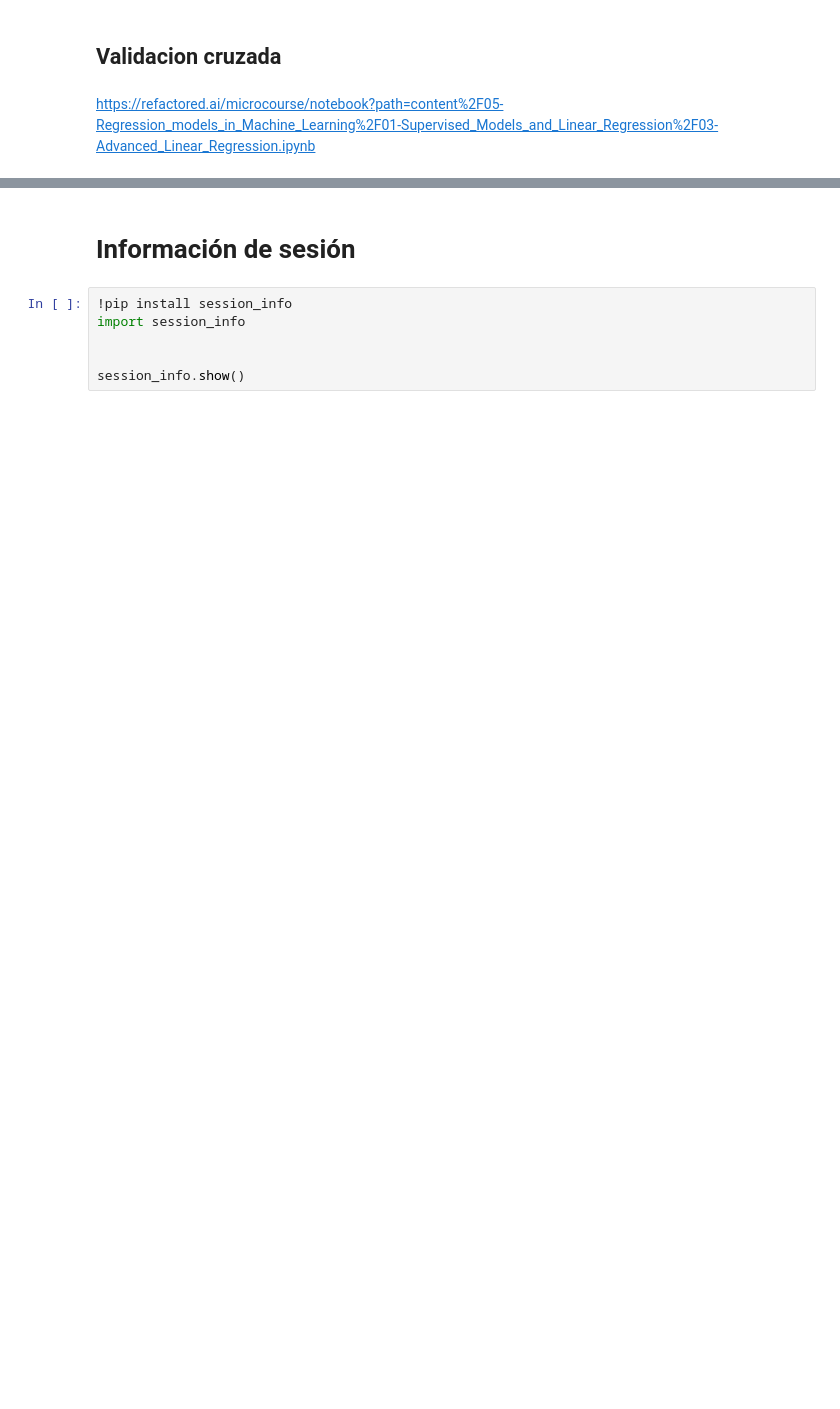
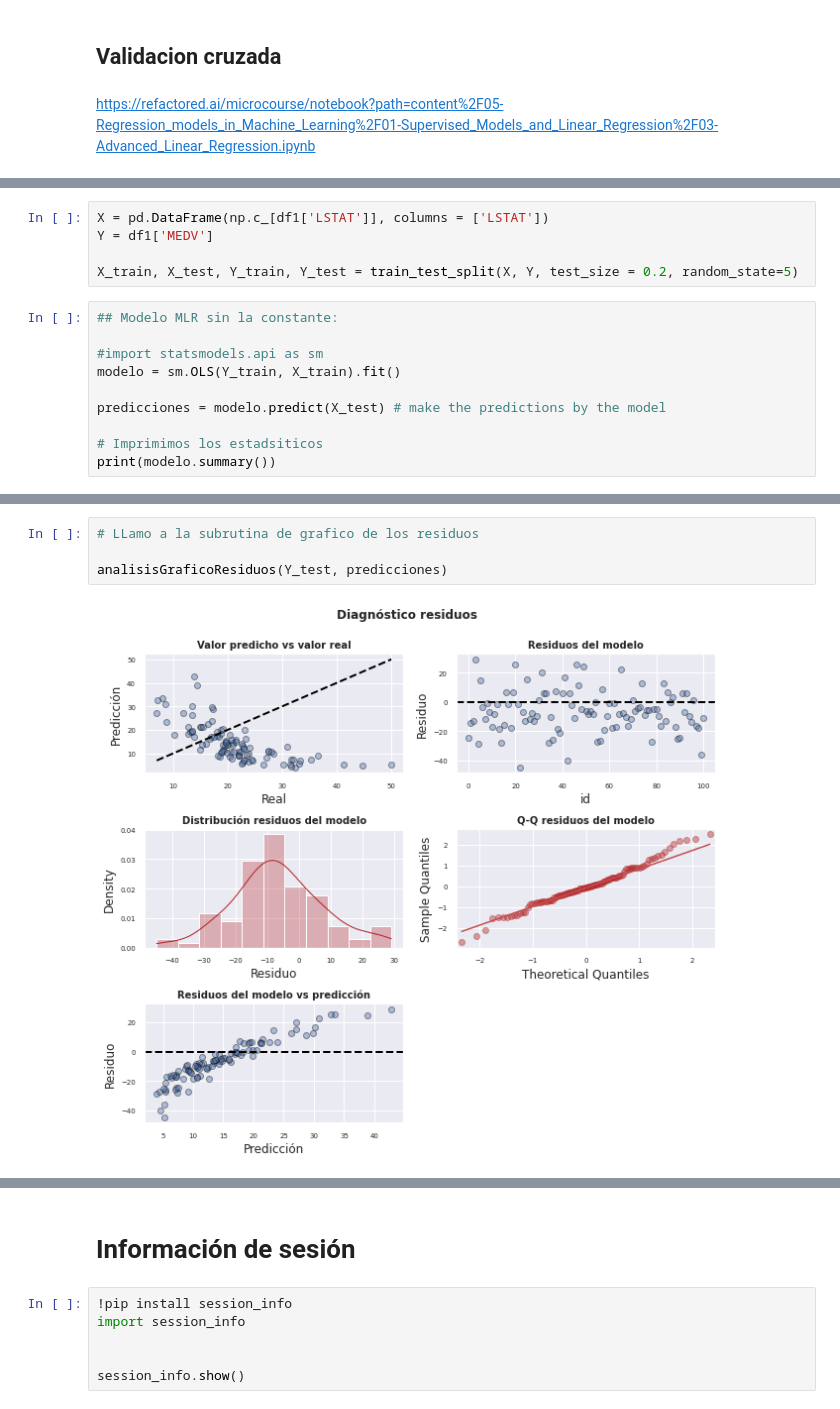
Before and after one commit to JMML2021/Tasca-M6-T01-ML_regressions-, a Jupyter notebook: 2_Sprint_6_Algoritmes_d’aprenentatge_supervisat_Regressió.ipynb, the cells around one changed output, grey strips where cells are left out. Cells and saved outputs as stored; diff of their text form; blank space fills up the shorter version.

```diff
--- a/2_Sprint_6_Algoritmes_d’aprenentatge_supervisat_Regressió.ipynb
+++ b/2_Sprint_6_Algoritmes_d’aprenentatge_supervisat_Regressió.ipynb
@@ -1323,0 +1436,15 @@ print('Media de los scores para cada fold: ', mean_scores)
+# %%
+X = pd.DataFrame(np.c_[df1['LSTAT']], columns = ['LSTAT'])
+Y = df1['MEDV']
+
+X_train, X_test, Y_train, Y_test = train_test_split(X, Y, test_size = 0.2, random_state=5)
+# %%
+## Modelo MLR sin la constante:
+
+#import statsmodels.api as sm
+modelo = sm.OLS(Y_train, X_train).fit()
+
+predicciones = modelo.predict(X_test) # make the predictions by the model
+
+# Imprimimos los estadsiticos
+print(modelo.summary())
@@ -1323,0 +1469,6 @@ print('Media de los scores para cada fold: ', mean_scores)
+# %%
+# LLamo a la subrutina de grafico de los residuos
+
+analisisGraficoResiduos(Y_test, predicciones)
+# %% [output]
+[figure, added]
```
Also changed, not shown: parts of 35 cells of this notebook.
